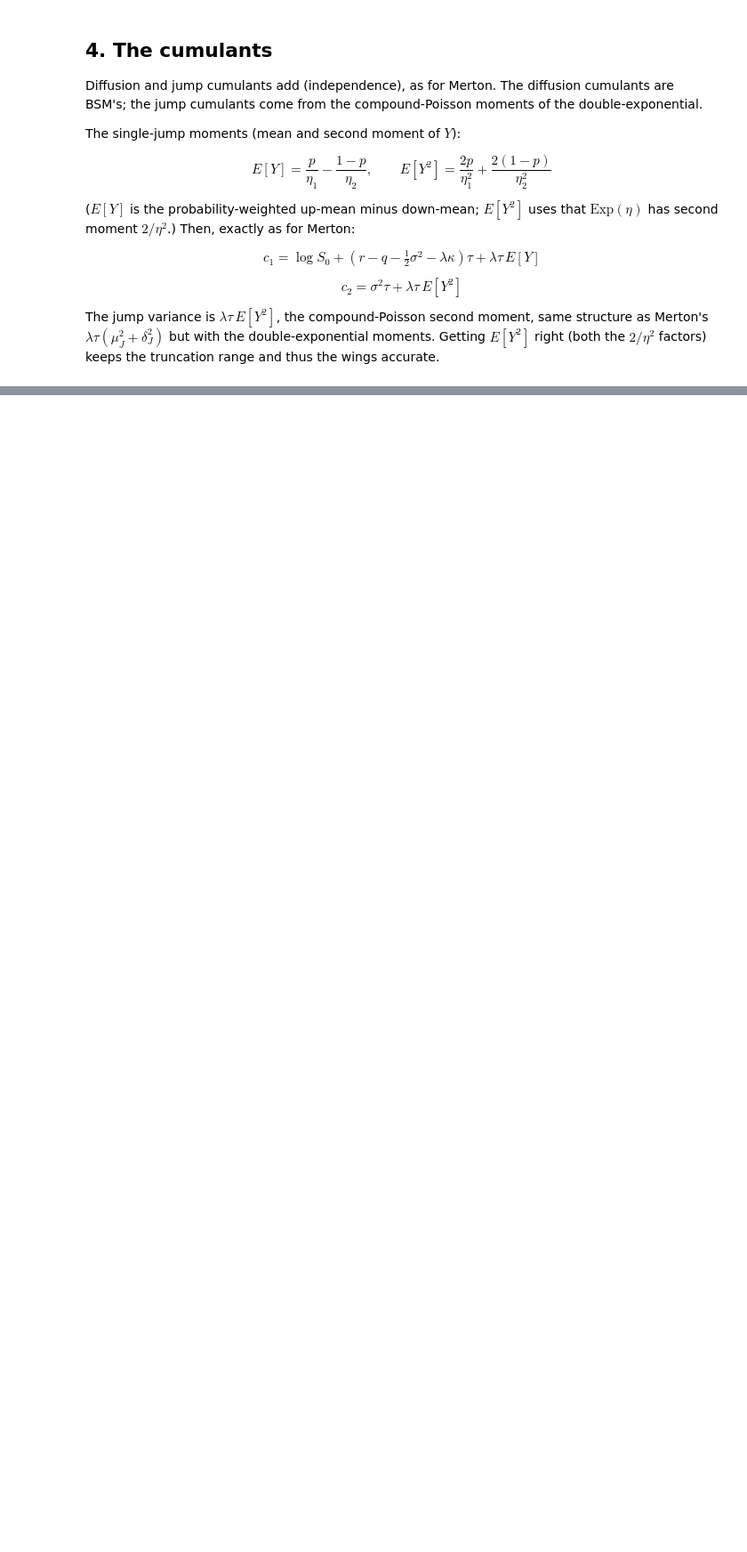
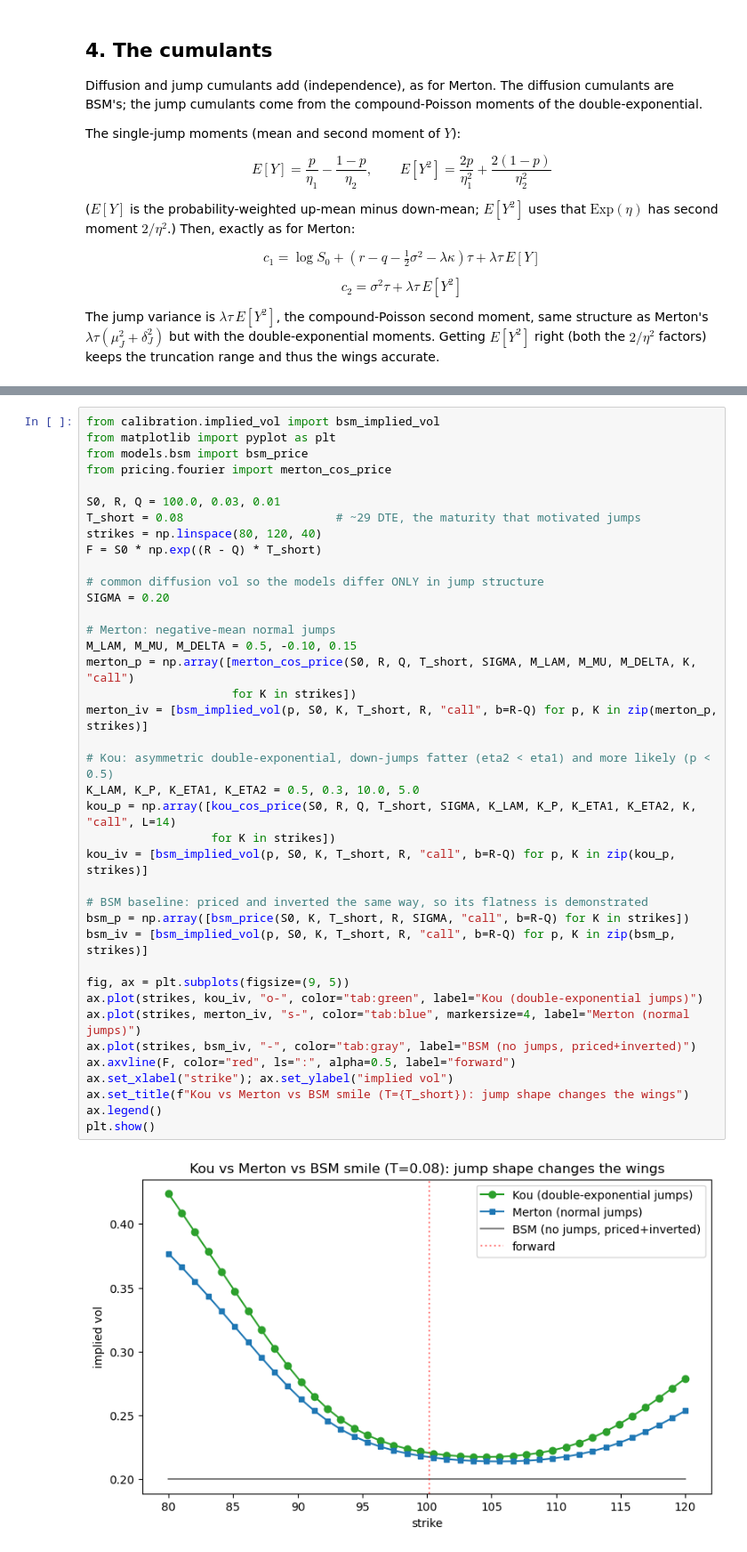
Before and after one commit to Kunvuthi/quant-project, a Jupyter notebook: notebooks/13_kou_model.ipynb, the cells around one changed output, grey strips where cells are left out. Shown at 89% size. Saved outputs shown, nothing was run; the diff lists cells and outputs as text; blank space fills up the shorter version.

```diff
--- a/notebooks/13_kou_model.ipynb
+++ b/notebooks/13_kou_model.ipynb
@@ -192,0 +215,41 @@ keeps the truncation range and thus the wings accurate.
+# %%
+from calibration.implied_vol import bsm_implied_vol
+from matplotlib import pyplot as plt
+from models.bsm import bsm_price
+from pricing.fourier import merton_cos_price
+
+S0, R, Q = 100.0, 0.03, 0.01
+T_short = 0.08                      # ~29 DTE, the maturity that motivated jumps
+strikes = np.linspace(80, 120, 40)
+F = S0 * np.exp((R - Q) * T_short)
+
+# common diffusion vol so the models differ ONLY in jump structure
+SIGMA = 0.20
+
+# Merton: negative-mean normal jumps
+M_LAM, M_MU, M_DELTA = 0.5, -0.10, 0.15
+merton_p = np.array([merton_cos_price(S0, R, Q, T_short, SIGMA, M_LAM, M_MU, M_DELTA, K, "call")
+                     for K in strikes])
+merton_iv = [bsm_implied_vol(p, S0, K, T_short, R, "call", b=R-Q) for p, K in zip(merton_p, strikes)]
+
+# Kou: asymmetric double-exponential, down-jumps fatter (eta2 < eta1) and more likely (p < 0.5)
+K_LAM, K_P, K_ETA1, K_ETA2 = 0.5, 0.3, 10.0, 5.0
+kou_p = np.array([kou_cos_price(S0, R, Q, T_short, SIGMA, K_LAM, K_P, K_ETA1, K_ETA2, K, "call", L=14)
+                  for K in strikes])
+kou_iv = [bsm_implied_vol(p, S0, K, T_short, R, "call", b=R-Q) for p, K in zip(kou_p, strikes)]
+
+# BSM baseline: priced and inverted the same way, so its flatness is demonstrated
+bsm_p = np.array([bsm_price(S0, K, T_short, R, SIGMA, "call", b=R-Q) for K in strikes])
+bsm_iv = [bsm_implied_vol(p, S0, K, T_short, R, "call", b=R-Q) for p, K in zip(bsm_p, strikes)]
+
+fig, ax = plt.subplots(figsize=(9, 5))
+ax.plot(strikes, kou_iv, "o-", color="tab:green", label="Kou (double-exponential jumps)")
+ax.plot(strikes, merton_iv, "s-", color="tab:blue", markersize=4, label="Merton (normal jumps)")
+ax.plot(strikes, bsm_iv, "-", color="tab:gray", label="BSM (no jumps, priced+inverted)")
+ax.axvline(F, color="red", ls=":", alpha=0.5, label="forward")
+ax.set_xlabel("strike"); ax.set_ylabel("implied vol")
+ax.set_title(f"Kou vs Merton vs BSM smile (T={T_short}): jump shape changes the wings")
+ax.legend()
+plt.show()
+# %% [output]
+[figure, added]
```
Also changed, not shown: parts of 4 cells of this notebook.
